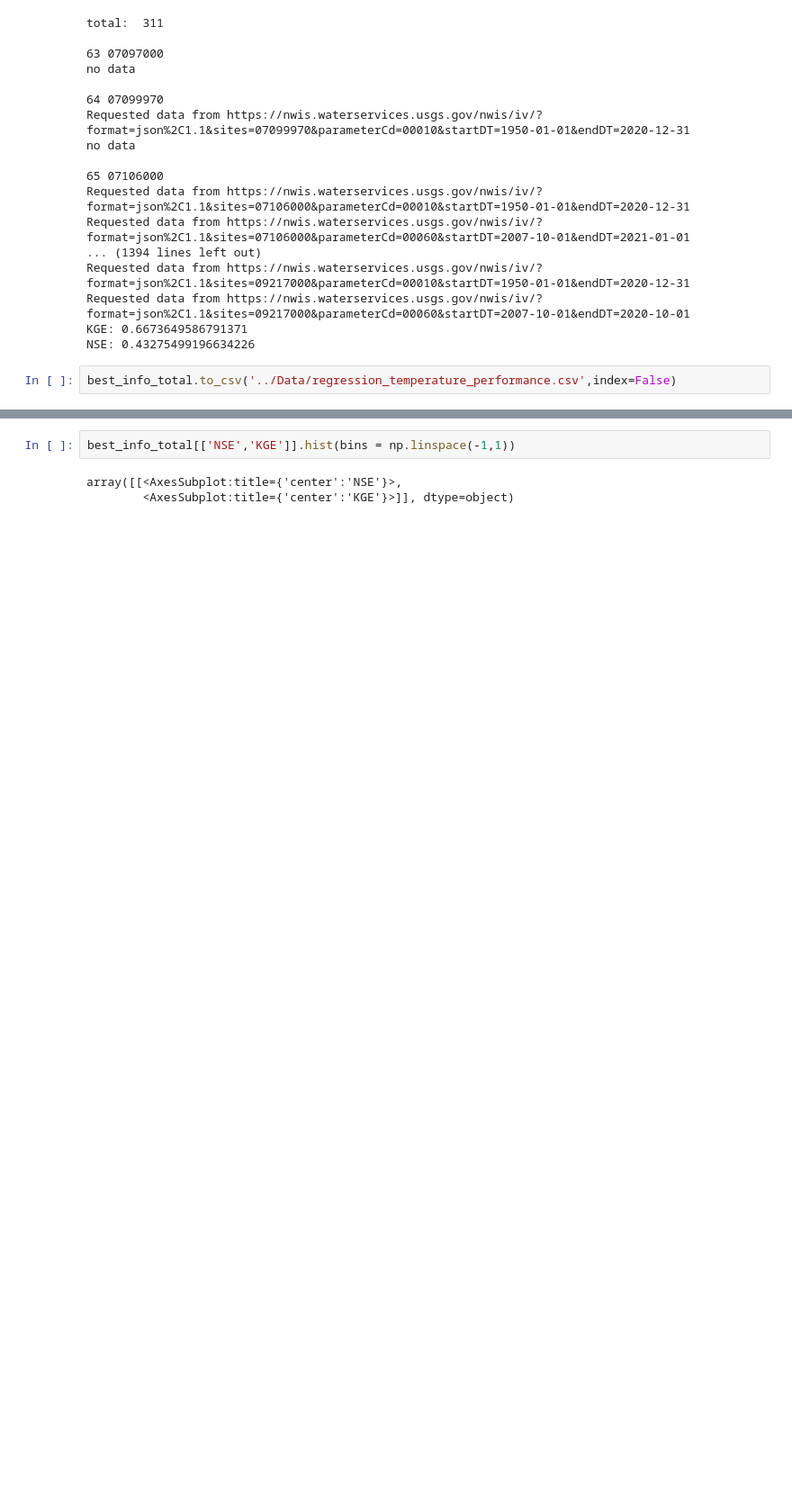
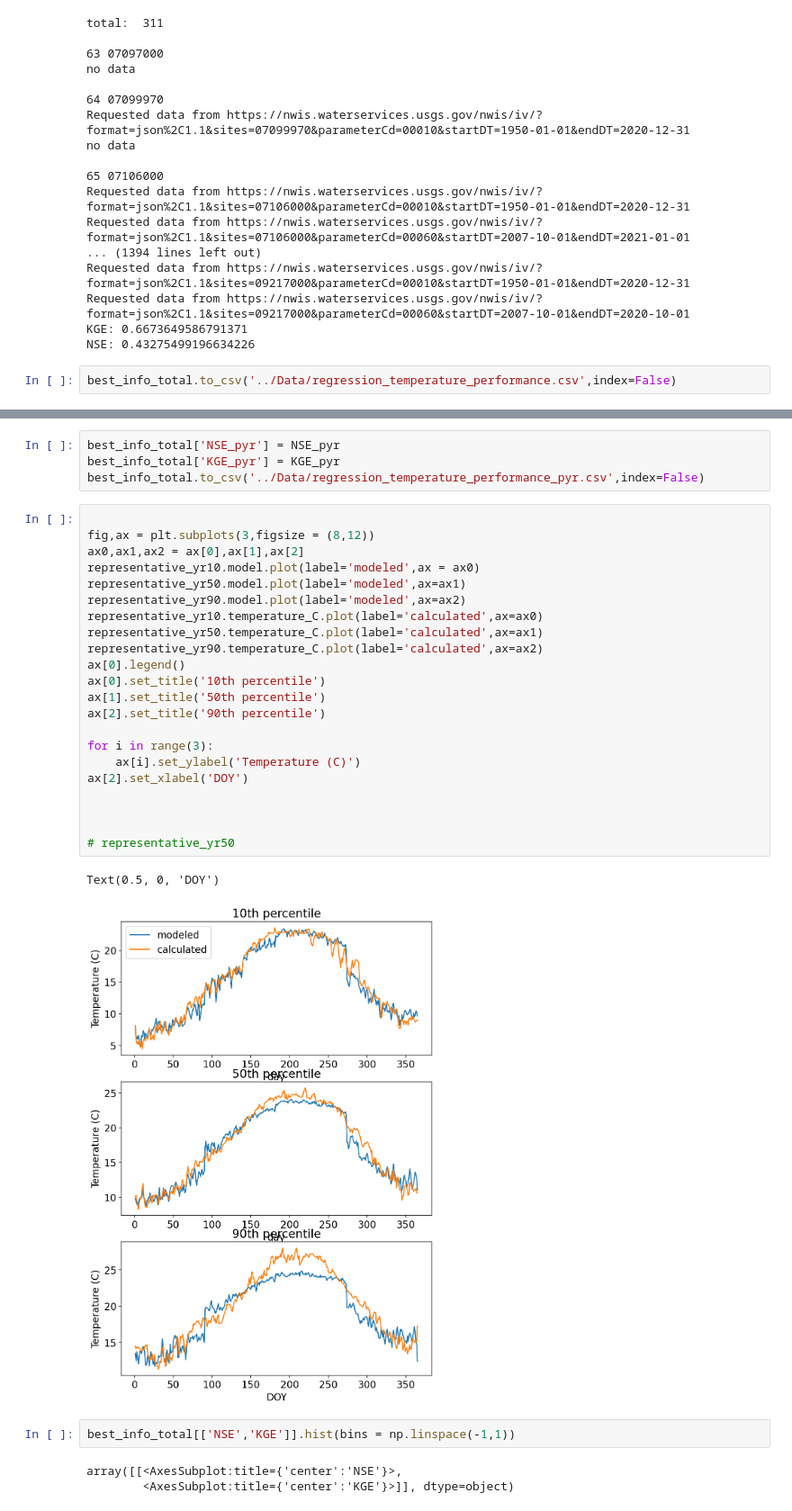
Before and after one commit to lapidesd/streamflow_depletion_metrics_replacement, a Jupyter notebook: Code/regression_thermo_model.ipynb, the cells around one changed output, grey strips where cells are left out. Shown at 90% size. Drawn from its saved outputs; the diff is of its cells as text; blank space fills up the shorter version.

```diff
--- a/Code/regression_thermo_model.ipynb
+++ b/Code/regression_thermo_model.ipynb
@@ -1048,3 +1214,32 @@ best_info_total.to_csv('../Data/regression_temperature_performance.csv',index=Fa
+# %%
+best_info_total['NSE_pyr'] = NSE_pyr
+best_info_total['KGE_pyr'] = KGE_pyr
+best_info_total.to_csv('../Data/regression_temperature_performance_pyr.csv',index=False)
+# %%
+
+fig,ax = plt.subplots(3,figsize = (8,12))
+ax0,ax1,ax2 = ax[0],ax[1],ax[2]
+representative_yr10.model.plot(label='modeled',ax = ax0)
+representative_yr50.model.plot(label='modeled',ax=ax1)
+representative_yr90.model.plot(label='modeled',ax=ax2)
+representative_yr10.temperature_C.plot(label='calculated',ax=ax0)
+representative_yr50.temperature_C.plot(label='calculated',ax=ax1)
+representative_yr90.temperature_C.plot(label='calculated',ax=ax2)
+ax[0].legend()
+ax[0].set_title('10th percentile')
+ax[1].set_title('50th percentile')
+ax[2].set_title('90th percentile')
+
+for i in range(3):
+    ax[i].set_ylabel('Temperature (C)')
+ax[2].set_xlabel('DOY')
+
+
+
+# representative_yr50
+# %% [output]
+Text(0.5, 0, 'DOY')
+[figure, added]
 # %%
 best_info_total[['NSE','KGE']].hist(bins = np.linspace(-1,1))
 # %% [output]
```
Also changed, not shown: parts of 4 cells of this notebook, 1 other file.
